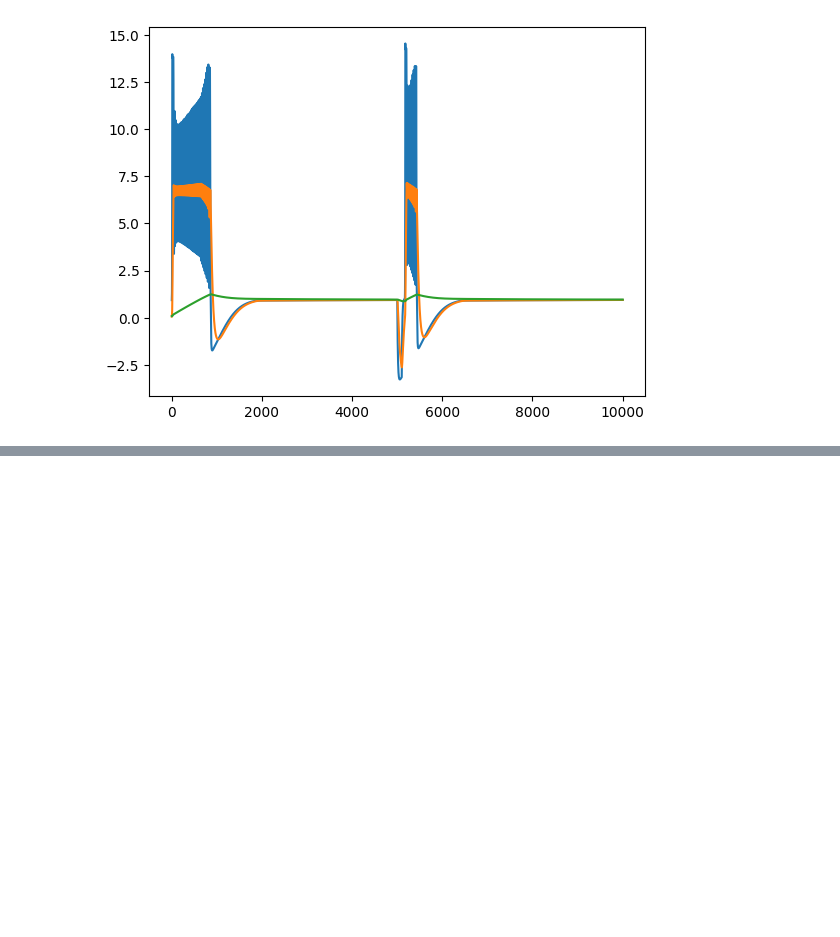
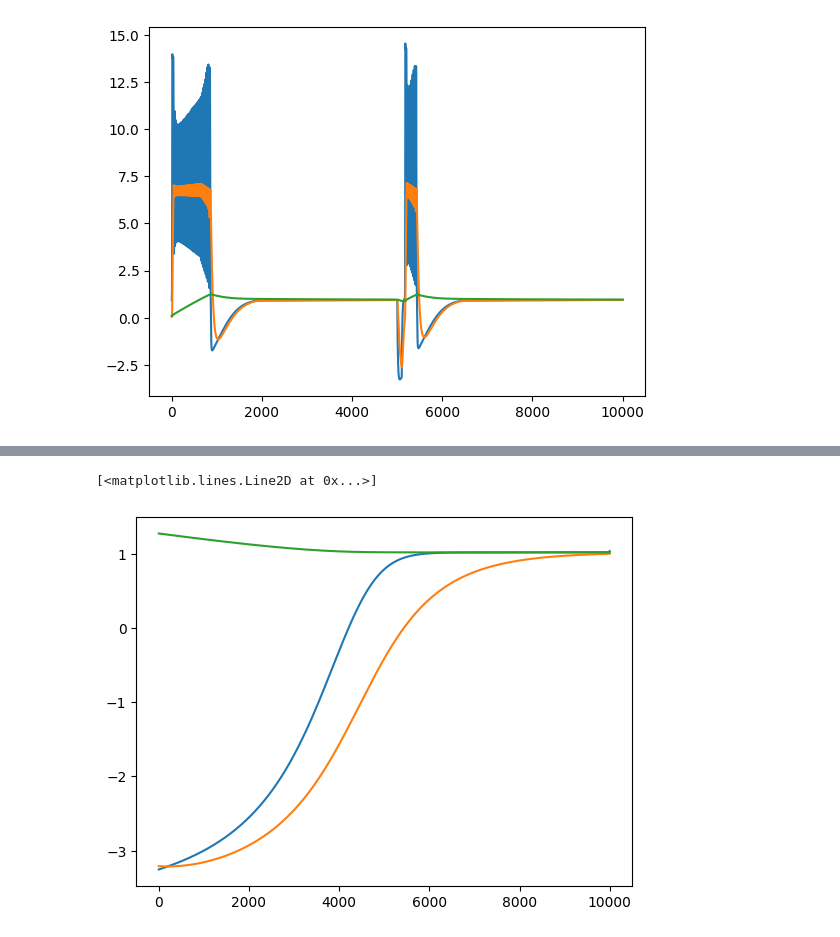
Before and after one commit to Huoyongtony/memristive-neurons, a Jupyter notebook: minimum_neuron.ipynb, the cells around one changed output, grey strips where cells are left out. Saved outputs shown, nothing was run; the diff lists cells and outputs as text; code cells hidden in the pictures; blank space fills up the shorter version.

```diff
--- a/minimum_neuron.ipynb
+++ b/minimum_neuron.ipynb
@@ -296,0 +392,7 @@ plt.plot(np.array(outputs)[:,:,2])
+# %%
+plt.plot(np.array(outputs)[20000:30000,:,0])
+plt.plot(np.array(outputs)[20000:30000,:,1])
+plt.plot(np.array(outputs)[20000:30000,:,2])
+# %% [output]
+[<matplotlib.lines.Line2D at 0x...>]
+[figure, added]
```
Also changed, not shown: parts of 11 cells of this notebook.
